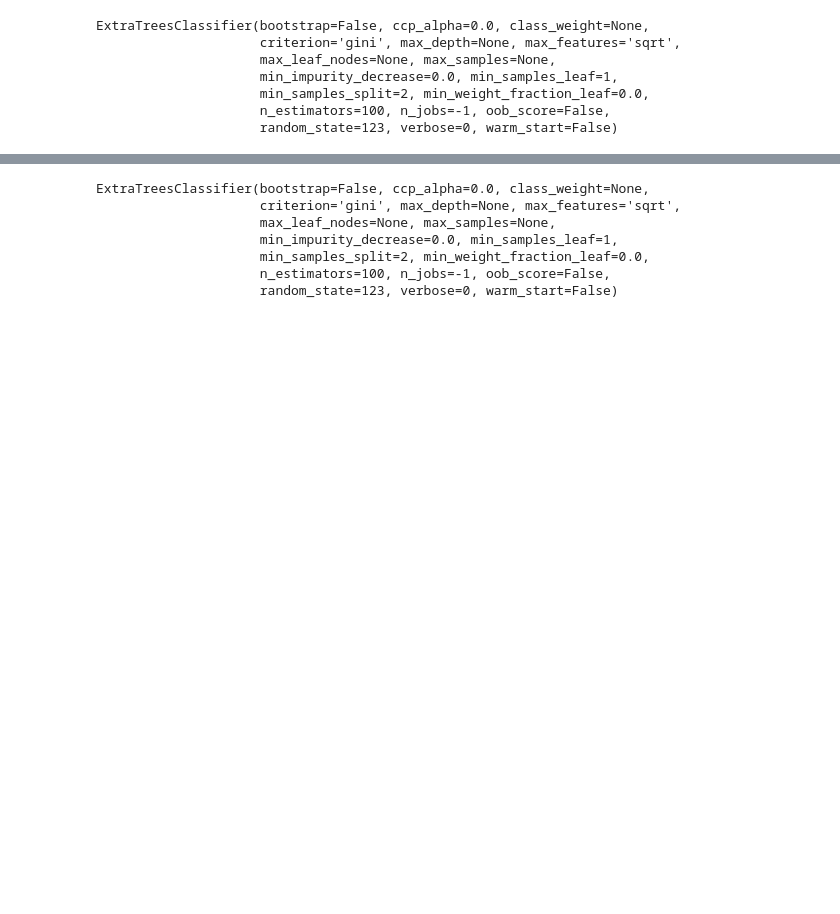
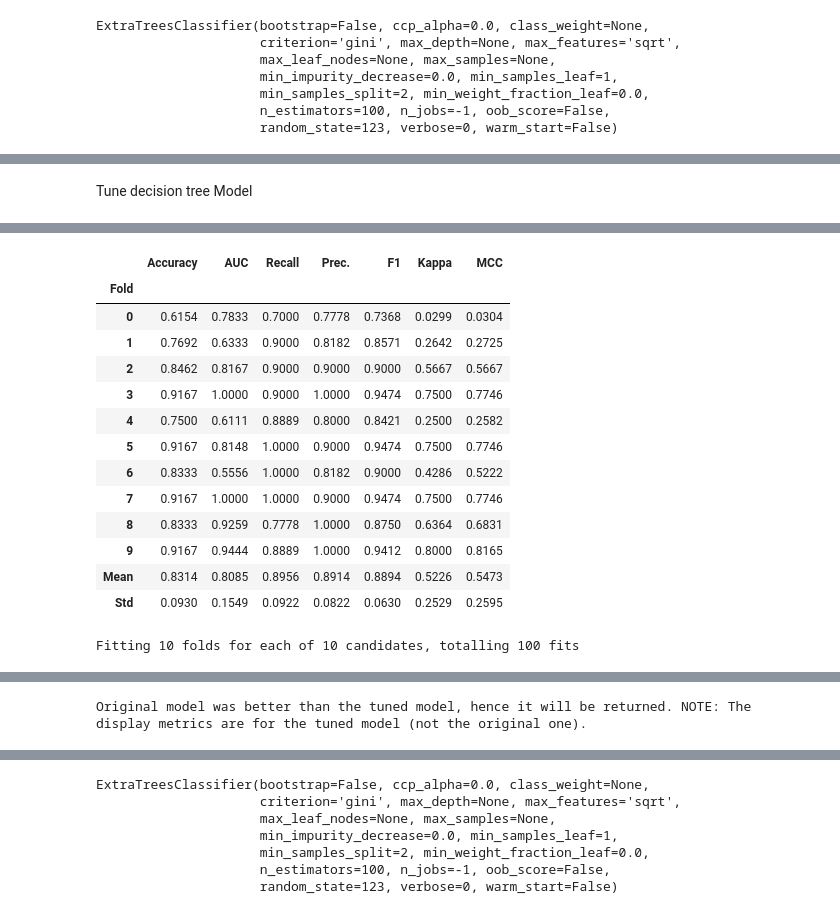
Before and after one commit to ghodsieh86/ghodsieh6220project, a Jupyter notebook: parkinson_dataset.ipynb, the cells around one changed output, grey strips where cells are left out. Cells and saved outputs as stored; diff of their text form; code cells hidden in the pictures; blank space fills up the shorter version.

```diff
--- a/parkinson_dataset.ipynb
+++ b/parkinson_dataset.ipynb
@@ -533,0 +623,5 @@ Requirement already satisfied: six in /usr/local/lib/python3.10/dist-packages (f
+# %% [markdown]
+Tune decision tree Model
+# %%
+tuned_dt = tune_model(dt)
+# %% [output]
@@ -533,0 +629,15 @@ Requirement already satisfied: six in /usr/local/lib/python3.10/dist-packages (f
+|  | Accuracy | AUC | Recall | Prec. | F1 | Kappa | MCC |
+| Fold |  |  |  |  |  |  |  |
+| 0 | 0.6154 | 0.7833 | 0.7000 | 0.7778 | 0.7368 | 0.0299 | 0.0304 |
+| 1 | 0.7692 | 0.6333 | 0.9000 | 0.8182 | 0.8571 | 0.2642 | 0.2725 |
+| 2 | 0.8462 | 0.8167 | 0.9000 | 0.9000 | 0.9000 | 0.5667 | 0.5667 |
+| 3 | 0.9167 | 1.0000 | 0.9000 | 1.0000 | 0.9474 | 0.7500 | 0.7746 |
+| 4 | 0.7500 | 0.6111 | 0.8889 | 0.8000 | 0.8421 | 0.2500 | 0.2582 |
+| 5 | 0.9167 | 0.8148 | 1.0000 | 0.9000 | 0.9474 | 0.7500 | 0.7746 |
+| 6 | 0.8333 | 0.5556 | 1.0000 | 0.8182 | 0.9000 | 0.4286 | 0.5222 |
+| 7 | 0.9167 | 1.0000 | 1.0000 | 0.9000 | 0.9474 | 0.7500 | 0.7746 |
+| 8 | 0.8333 | 0.9259 | 0.7778 | 1.0000 | 0.8750 | 0.6364 | 0.6831 |
+| 9 | 0.9167 | 0.9444 | 0.8889 | 1.0000 | 0.9412 | 0.8000 | 0.8165 |
+| Mean | 0.8314 | 0.8085 | 0.8956 | 0.8914 | 0.8894 | 0.5226 | 0.5473 |
+| Std | 0.0930 | 0.1549 | 0.0922 | 0.0822 | 0.0630 | 0.2529 | 0.2595 |
+Fitting 10 folds for each of 10 candidates, totalling 100 fits
@@ -533,0 +645 @@ Requirement already satisfied: six in /usr/local/lib/python3.10/dist-packages (f
+Original model was better than the tuned model, hence it will be returned. NOTE: The display metrics are for the tuned model (not the original one).
```
Also changed, not shown: parts of 70 cells of this notebook.
